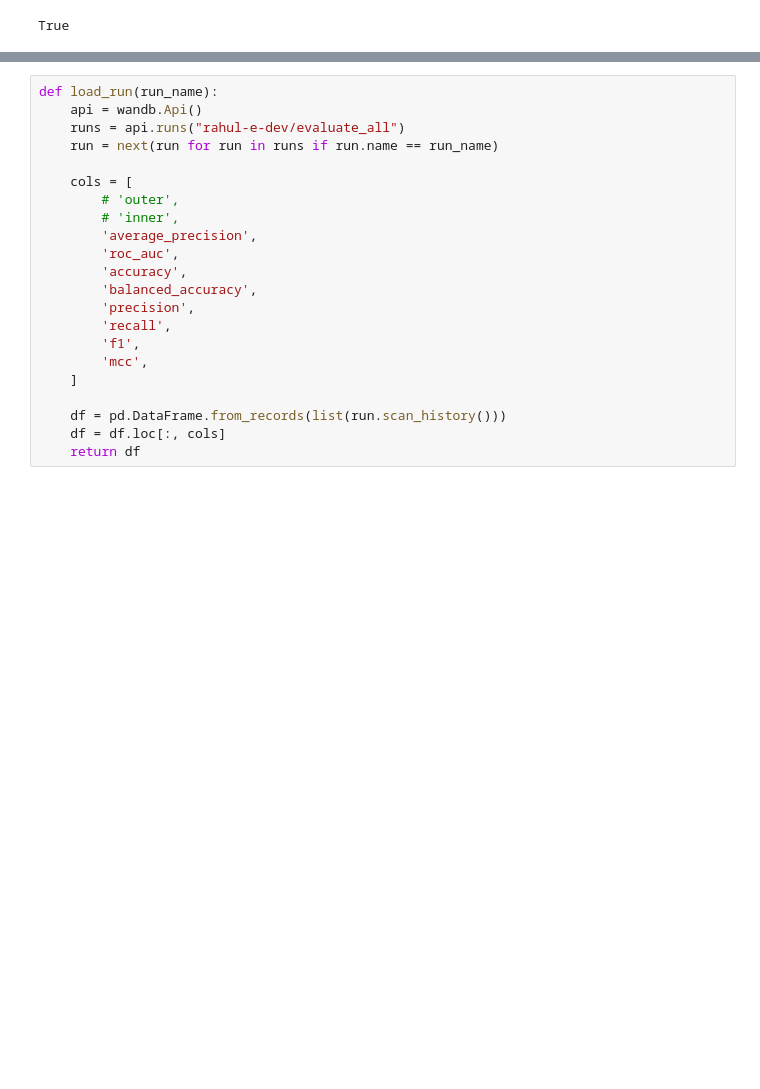
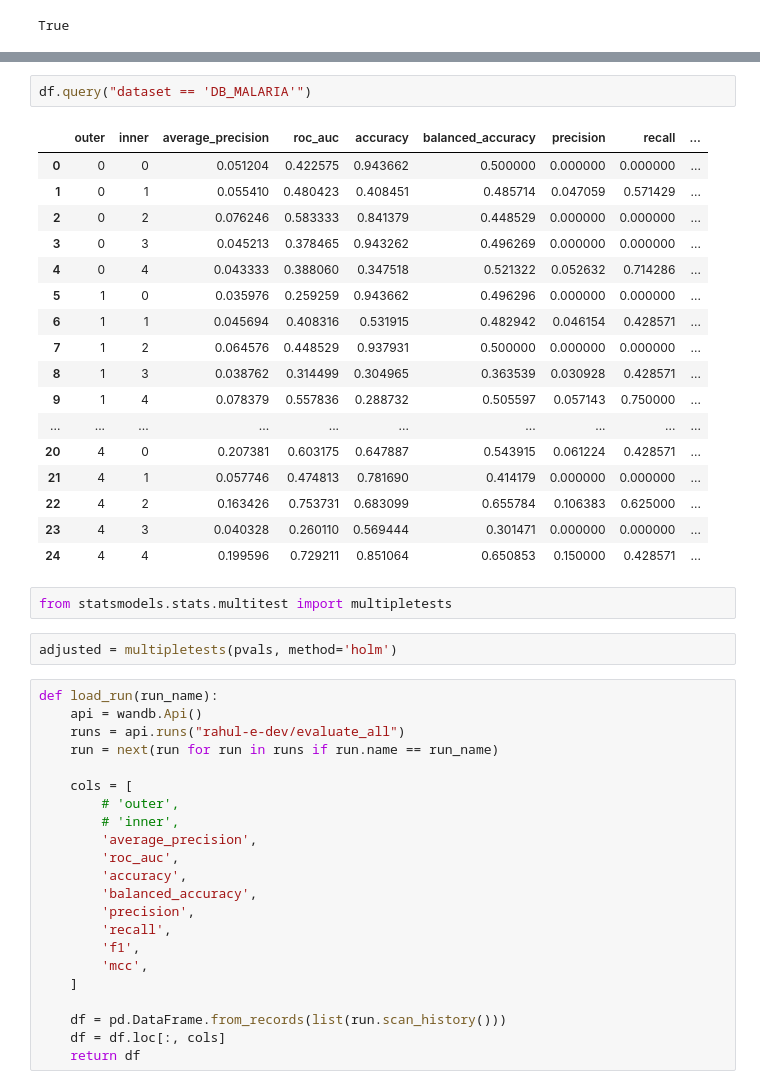
Before and after one commit to rahuldeve/delta, a Jupyter notebook: stats.ipynb, the cells around one changed output, grey strips where cells are left out. Saved outputs shown, nothing was run; the diff lists cells and outputs as text; blank space fills up the shorter version.

```diff
--- a/stats.ipynb
+++ b/stats.ipynb
@@ -23,3 +172,27 @@ a.tags
+# %%
+df.query("dataset == 'DB_MALARIA'")
+# %% [output]
+|  | outer | inner | average_precision | roc_auc | accuracy | balanced_accuracy | precision | recall | ... |
+| 0 | 0 | 0 | 0.051204 | 0.422575 | 0.943662 | 0.500000 | 0.000000 | 0.000000 | ... |
+| 1 | 0 | 1 | 0.055410 | 0.480423 | 0.408451 | 0.485714 | 0.047059 | 0.571429 | ... |
+| 2 | 0 | 2 | 0.076246 | 0.583333 | 0.841379 | 0.448529 | 0.000000 | 0.000000 | ... |
+| 3 | 0 | 3 | 0.045213 | 0.378465 | 0.943262 | 0.496269 | 0.000000 | 0.000000 | ... |
+| 4 | 0 | 4 | 0.043333 | 0.388060 | 0.347518 | 0.521322 | 0.052632 | 0.714286 | ... |
+| 5 | 1 | 0 | 0.035976 | 0.259259 | 0.943662 | 0.496296 | 0.000000 | 0.000000 | ... |
+| 6 | 1 | 1 | 0.045694 | 0.408316 | 0.531915 | 0.482942 | 0.046154 | 0.428571 | ... |
+| 7 | 1 | 2 | 0.064576 | 0.448529 | 0.937931 | 0.500000 | 0.000000 | 0.000000 | ... |
+| 8 | 1 | 3 | 0.038762 | 0.314499 | 0.304965 | 0.363539 | 0.030928 | 0.428571 | ... |
+| 9 | 1 | 4 | 0.078379 | 0.557836 | 0.288732 | 0.505597 | 0.057143 | 0.750000 | ... |
+| ... | ... | ... | ... | ... | ... | ... | ... | ... | ... |
+| 20 | 4 | 0 | 0.207381 | 0.603175 | 0.647887 | 0.543915 | 0.061224 | 0.428571 | ... |
+| 21 | 4 | 1 | 0.057746 | 0.474813 | 0.781690 | 0.414179 | 0.000000 | 0.000000 | ... |
+| 22 | 4 | 2 | 0.163426 | 0.753731 | 0.683099 | 0.655784 | 0.106383 | 0.625000 | ... |
+| 23 | 4 | 3 | 0.040328 | 0.260110 | 0.569444 | 0.301471 | 0.000000 | 0.000000 | ... |
+| 24 | 4 | 4 | 0.199596 | 0.729211 | 0.851064 | 0.650853 | 0.150000 | 0.428571 | ... |
+# %%
+from statsmodels.stats.multitest import multipletests
+# %%
+adjusted = multipletests(pvals, method='holm')
 # %%
 def load_run(run_name):
     api = wandb.Api()
```
Also changed, not shown: parts of 20 cells of this notebook, 1 other file.
